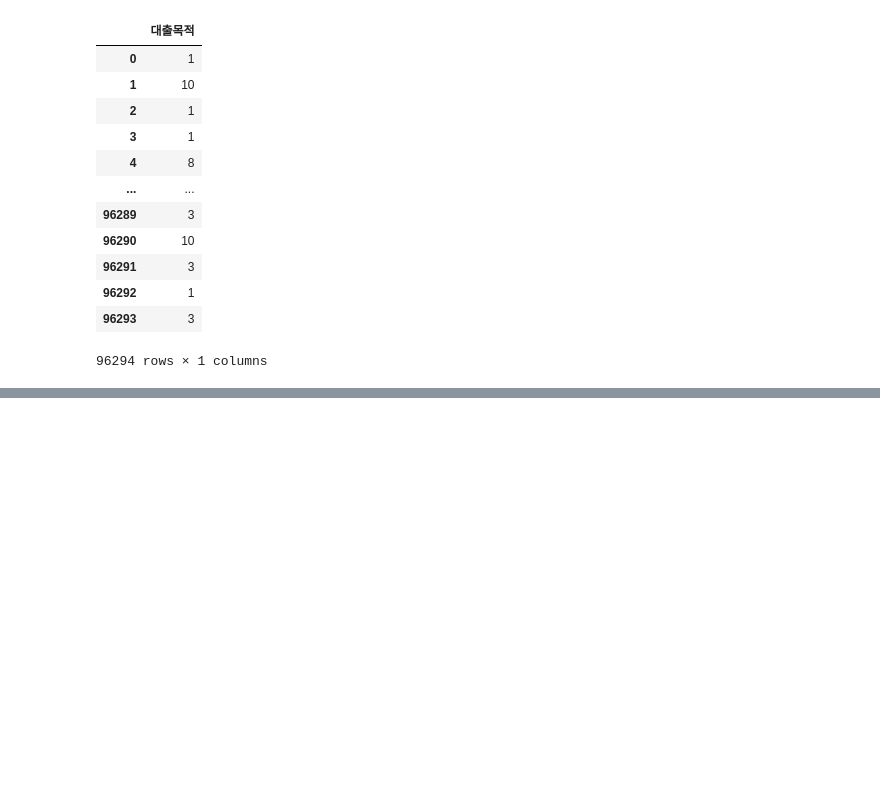
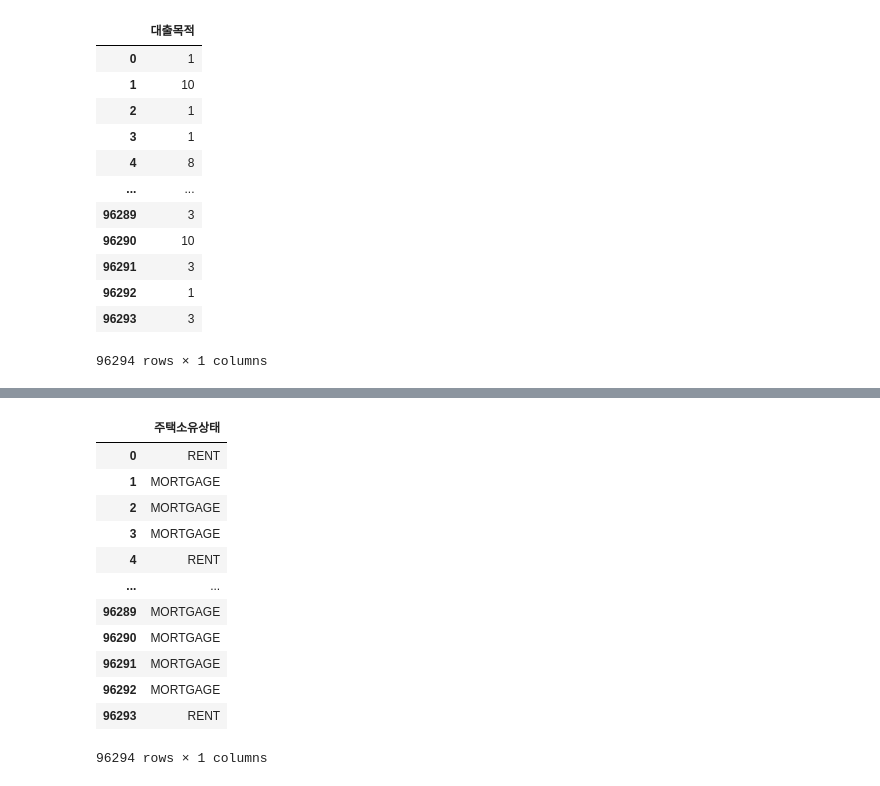
Before and after one commit to youse0ng/AICE_, a Jupyter notebook: open/데이터전처리.ipynb, the cells around one changed output, grey strips where cells are left out. Saved outputs shown, nothing was run; the diff lists cells and outputs as text; code cells hidden in the pictures; blank space fills up the shorter version.

```diff
--- a/open/데이터전처리.ipynb
+++ b/open/데이터전처리.ipynb
@@ -112,0 +157,16 @@ dataframe[['대출목적']]
+# %%
+dataframe[['주택소유상태']]
+# %% [output]
+|  | 주택소유상태 |
+| 0 | RENT |
+| 1 | MORTGAGE |
+| 2 | MORTGAGE |
+| 3 | MORTGAGE |
+| 4 | RENT |
+| ... | ... |
+| 96289 | MORTGAGE |
+| 96290 | MORTGAGE |
+| 96291 | MORTGAGE |
+| 96292 | MORTGAGE |
+| 96293 | RENT |
+96294 rows × 1 columns
```
Also changed, not shown: parts of 4 cells of this notebook.
